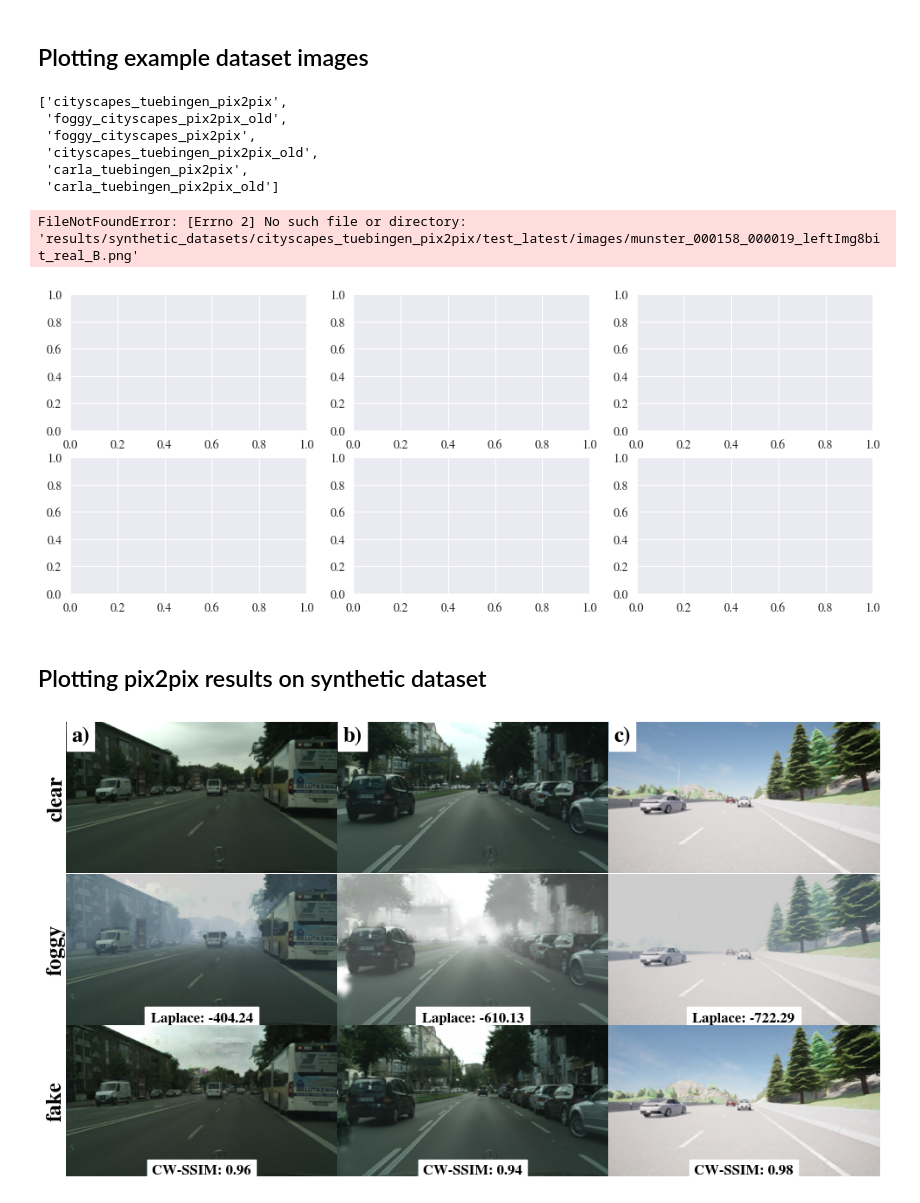
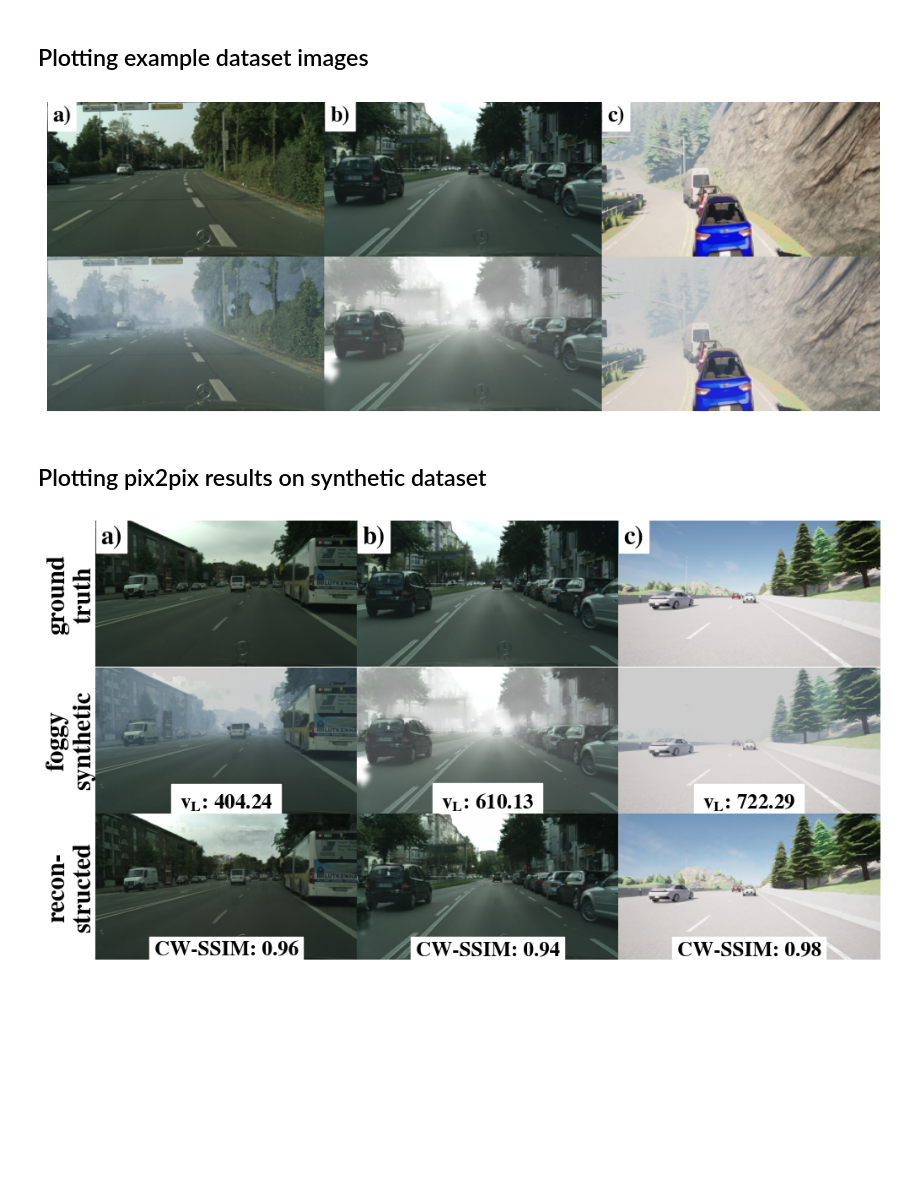
Before and after one commit to apoll2000/stereofog, a Jupyter notebook: stereofog_images_EDA.ipynb, the cells around one changed output. Drawn from its saved outputs; the diff is of its cells as text; code cells hidden in the pictures; blank space fills up the shorter version.

```diff
--- a/stereofog_images_EDA.ipynb
+++ b/stereofog_images_EDA.ipynb
@@ -31,7 +31,7 @@ for folder in [item for item in os.listdir(dataset_path) if item[0] != '.' and '
         image_count += 1
         image_path = os.path.join(dataset_path, folder, subfolder, image)
         image_gray = cv2.cvtColor(cv2.imread(image_path), cv2.COLOR_BGR2GRAY)
-        variance_values.append(-variance_of_laplacian(image_gray))
+        variance_values.append(variance_of_laplacian(image_gray))
 
 print('Total images: {}'.format(image_count))
 print('Mean variance: {}'.format(sum(variance_values) / len(variance_values)))
@@ -104,7 +104,7 @@ for index, image in enumerate(images):
     ax[index*2+1].imshow(img_B, aspect='auto')
     ax[index*2+1].axis('off')
 
-    ax[index*2].text(0.5, 0, image, horizontalalignment='center', verticalalignment='bottom', transform=ax[index*2].transAxes, fontsize=18, backgroundcolor='white')
+    # ax[index*2].text(0.5, 0, image, horizontalalignment='center', verticalalignment='bottom', transform=ax[index*2].transAxes, fontsize=18, backgroundcolor='white')
 
     # Calculating the variance of Laplacian of the fogged image and adding it to the plot
     img_B_gray = cv2.cvtColor(img_B, cv2.COLOR_BGR2GRAY)
@@ -114,11 +114,11 @@ norm = matplotlib.colors.Normalize(vmin=min(variances), vmax=max(variances))
 
 
 for index in range(num_images//2):
-    ax[index*2+1].text(0.5, 0.045, f'{variances[index]:.2f}', horizontalalignment='center', verticalalignment='bottom', transform=ax[index*2+1].transAxes, fontweight='bold', backgroundcolor=cm.jet(norm(variances[index])), fontsize=22, color='black' if index == 1 else 'white')
+    ax[index*2+1].text(0.5, -0.099, f'{variances[index]:.2f}', horizontalalignment='center', verticalalignment='top', transform=ax[index*2+1].transAxes, fontweight='bold', backgroundcolor=cm.jet_r(norm(variances[index])), fontsize=40, color='black' if index == 1 else 'white')
 
-ax[0].text(1., 1.06, 'Low fog', horizontalalignment='center', verticalalignment='center', transform=ax[0].transAxes, fontsize=29)
-ax[2].text(1., 1.06, 'Medium fog', horizontalalignment='center', verticalalignment='center', transform=ax[2].transAxes, fontsize=29)
-ax[4].text(1., 1.06, 'High fog', horizontalalignment='center', verticalalignment='center', transform=ax[4].transAxes, fontsize=29)
+ax[0].text(1., 1.15, 'Low fog', horizontalalignment='center', verticalalignment='center', transform=ax[0].transAxes, fontsize=45)
+ax[2].text(1., 1.15, 'Medium fog', horizontalalignment='center', verticalalignment='center', transform=ax[2].transAxes, fontsize=45)
+ax[4].text(1., 1.15, 'High fog', horizontalalignment='center', verticalalignment='center', transform=ax[4].transAxes, fontsize=45)
 
 plt.subplots_adjust(hspace=0, wspace=0)
 plt.savefig('stereofog/plots/stereofog_dataset_examples.pdf', format='pdf', bbox_inches='tight')
@@ -129,17 +129,8 @@ plt.show()
 # Synthetic Dataset evaluation
 # %% [markdown]
 ## Plotting example dataset images
-# %%
-datasets
-# %% [output]
-['cityscapes_tuebingen_pix2pix',
- 'foggy_cityscapes_pix2pix_old',
- 'foggy_cityscapes_pix2pix',
- 'cityscapes_tuebingen_pix2pix_old',
- 'carla_tuebingen_pix2pix',
- 'carla_tuebingen_pix2pix_old']
 # %%
-results_path = 'results/synthetic_datasets'
+results_path = 'stereofog/results/synthetic_datasets'
 
 subfolder = 'test_latest/images'
 
@@ -156,43 +147,47 @@ fig, ax = plt.subplots(2, len(datasets), figsize=(len(datasets)*width_per_image,
 # counter = 1
 # ax = []
 # for i in range(2):
 #     for j in range(len(datasets)):
 #         # print(counter)
 #         ax += [fig.add_subplot(2, len(datasets), counter)]
 #         counter += 1
 
-images = {'carla_tuebingen_pix2pix': 'rural_00000224_density_0_05_real_B.png',
-          'cityscapes_tuebingen_pix2pix': 'munster_000158_000019_leftImg8bit_real_B.png',
-          'foggy_cityscapes_pix2pix': 'berlin_000002_000019_leftImg8bit_real_B.png'
+# images = {'carla_tuebingen_pix2pix': 'rural_00000224_density_0_05_real_B.png',
+#           'cityscapes_tuebingen_pix2pix': 'munster_000158_000019_leftImg8bit_real_B.png',
+#           'foggy_cityscapes_pix2pix': 'berlin_000002_000019_leftImg8bit_real_B.png'
+#          }
+
+images = {'carla_tuebingen_pix2pix': 'Rural_Fog_density_0.05~V300_00000214_real_B.png',
+          'cityscapes_tuebingen_pix2pix': 'munster_000170_000019_leftImg8bit_V150_real_B.png',
+          'foggy_cityscapes_pix2pix': 'berlin_000006_000019_leftImg8bit_foggy_beta_0.02_real_B.png'
          }
 
 titles = {  'carla_tuebingen_pix2pix': 'c)',#'CARLA Uni Tübingen',
             'cityscapes_tuebingen_pix2pix': 'a)',#'Cityscapes Uni Tübingen',
             'foggy_cityscapes_pix2pix': 'b)'#'Foggy Cityscapes'
             }
 
 for index, dataset in enumerate(datasets):
     image = images[dataset]#sorted([item for item in os.listdir(os.path.join(results_path, dataset, subfolder)) if 'real_B' in item])[0]
 
     ax[0, index].imshow(plt.imread(os.path.join(results_path, dataset, subfolder, image)), aspect='auto')
     ax[0, index].axis('off')
 
     ax[0, index].text(0.02, 0.97, titles[dataset], horizontalalignment='left', verticalalignment='top', transform=ax[0, index].transAxes, fontweight='bold', fontsize=18, color='black', backgroundcolor='white')
 
     ax[1, index].imshow(plt.imread(os.path.join(results_path, dataset, subfolder, image.replace('real_B', 'real_A'))), aspect='auto')
     ax[1, index].axis('off')
 
 plt.subplots_adjust(hspace=0, wspace=0)
 
-plt.savefig('plots/synthetic_datasets_examples.pdf', format='pdf', bbox_inches='tight')
+# plt.savefig('plots/synthetic_datasets_examples.pdf', format='pdf', bbox_inches='tight')
 plt.show()
 # %% [output]
-FileNotFoundError: [Errno 2] No such file or directory: 'results/synthetic_datasets/cityscapes_tuebingen_pix2pix/test_latest/images/munster_000158_000019_leftImg8bit_real_B.png'
-[figure, old version]
+[figure, new version]
 # %% [markdown]
 ## Plotting pix2pix results on synthetic dataset
 # %%
-results_path = 'results/synthetic_datasets'
+results_path = 'stereofog/results/synthetic_datasets'
 
 subfolder = 'test_latest/images'
 
@@ -224,10 +219,10 @@ images = {'carla_tuebingen_pix2pix': 'Motorway_density_0.02_00000083_real_B.png'
 #           'foggy_cityscapes_pix2pix': 'berlin_000006_000019_leftImg8bit_real_B.png'
 #          }
 
-# titles = {  'carla_tuebingen_pix2pix': 'c)',#'CARLA Uni Tübingen',
-#             'cityscapes_tuebingen_pix2pix': 'a)',#'Cityscapes Uni Tübingen',
-#             'foggy_cityscapes_pix2pix': 'b)'#'Foggy Cityscapes'
-#             }
+titles = {  'carla_tuebingen_pix2pix': 'c)',#'CARLA Uni Tübingen',
+            'cityscapes_tuebingen_pix2pix': 'a)',#'Cityscapes Uni Tübingen',
+            'foggy_cityscapes_pix2pix': 'b)'#'Foggy Cityscapes'
+            }
 
 for index, dataset in enumerate(datasets):
     image = images[dataset]#sorted([item for item in os.listdir(os.path.join(results_path, dataset, subfolder)) if 'real_B' in item])[0]
@@ -235,7 +230,7 @@ for index, dataset in enumerate(datasets):
     ax[0, index].imshow(plt.imread(os.path.join(results_path, dataset, subfolder, image)), aspect='auto')
     ax[0, index].axis('off')
 
-    ax[0, index].text(0.02, 0.97, titles[dataset], horizontalalignment='left', verticalalignment='top', transform=ax[0, index].transAxes, fontweight='bold', fontsize=18, color='black', backgroundcolor='white')
+    ax[0, index].text(0.02, 0.97, titles[dataset], horizontalalignment='left', verticalalignment='top', transform=ax[0, index].transAxes, fontweight='bold', fontsize=22, color='black', backgroundcolor='white')
 
     ax[1, index].imshow(plt.imread(os.path.join(results_path, dataset, subfolder, image.replace('real_B', 'real_A'))), aspect='auto')
     ax[1, index].axis('off')
@@ -246,22 +241,22 @@ for index, dataset in enumerate(datasets):
     # Calculating the CW-SSIM between real and fake images
     CW_SSIM = SSIM(Image.open(os.path.join(results_path, dataset, subfolder, image))).cw_ssim_value(Image.open(os.path.join(results_path, dataset, subfolder, image.replace('real_B', 'fake_B'))))
 
-    ax[2, index].text(0.5, 0., f'CW-SSIM: {CW_SSIM:.2f}', horizontalalignment='center', verticalalignment='bottom', transform=ax[2, index].transAxes, fontweight='bold', fontsize=12, backgroundcolor='white', color='black')
+    ax[2, index].text(0.5, 0., f'CW-SSIM: {CW_SSIM:.2f}', horizontalalignment='center', verticalalignment='bottom', transform=ax[2, index].transAxes, fontweight='bold', fontsize=18, backgroundcolor='white', color='black')
 
     fogged_image_gray = cv2.cvtColor(cv2.imread(os.path.join(results_path, dataset, subfolder, image)), cv2.COLOR_BGR2GRAY)
     fm = variance_of_laplacian(fogged_image_gray)
     # Putting the value of the variance of the Laplacian on the image
-    ax[1, index].text(0.5,0., f'Laplace: {fm:.2f}', transform=ax[1, index].transAxes, horizontalalignment='center', verticalalignment='bottom', fontweight='black', backgroundcolor='white', fontsize=12, color='black')
+    ax[1, index].text(0.5,0., '$\mathbf{v_{L}}$: %.2f' %fm, transform=ax[1, index].transAxes, horizontalalignment='center', verticalalignment='bottom', fontweight='black', backgroundcolor='white', fontsize=18, color='black')
 
 
 plt.subplots_adjust(hspace=0, wspace=0)
 
 # Adding labels for clear, foggy and synthetic images
-ax[0, 0].text(-0., 0.5, 'clear', horizontalalignment='right', verticalalignment='center', transform=ax[0, 0].transAxes, fontweight='bold', fontsize=18, color='black', rotation=90)
-ax[1, 0].text(-0., 0.5, 'foggy', horizontalalignment='right', verticalalignment='center', transform=ax[1, 0].transAxes, fontweight='bold', fontsize=18, color='black', rotation=90)
-ax[2, 0].text(-0., 0.5, 'fake', horizontalalignment='right', verticalalignment='center', transform=ax[2, 0].transAxes, fontweight='bold', fontsize=18, color='black', rotation=90)
+ax[0, 0].text(-0., 0.5, 'ground\ntruth', horizontalalignment='right', verticalalignment='center', ma='center', transform=ax[0, 0].transAxes, fontweight='bold', fontsize=22, color='black', rotation=90)
+ax[1, 0].text(-0., 0.5, 'foggy\nsynthetic', horizontalalignment='right', verticalalignment='center', ma='center', transform=ax[1, 0].transAxes, fontweight='bold', fontsize=22, color='black', rotation=90)
+ax[2, 0].text(-0., 0.5, 'recon-\nstructed', horizontalalignment='right', verticalalignment='center', ma='center', transform=ax[2, 0].transAxes, fontweight='bold', fontsize=22, color='black', rotation=90)
 
-plt.savefig('plots/synthetic_datasets_results.pdf', format='pdf', bbox_inches='tight')
+plt.savefig('stereofog/plots/synthetic_datasets_results.pdf', format='pdf', bbox_inches='tight')
 plt.show()
 # %% [output]
-[figure, old version]
+[figure, new version]
```
Also changed, not shown: parts of 1 cell of this notebook.
